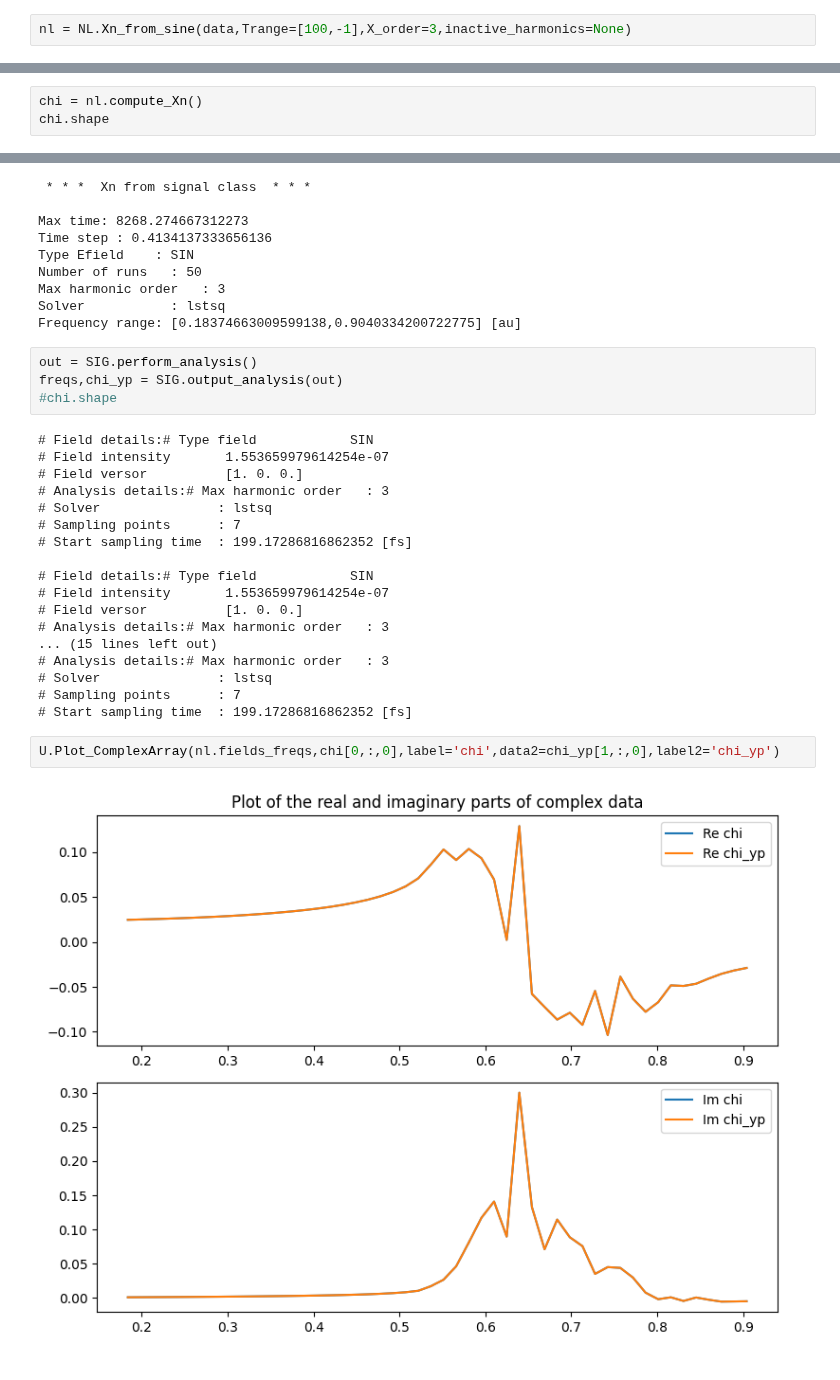
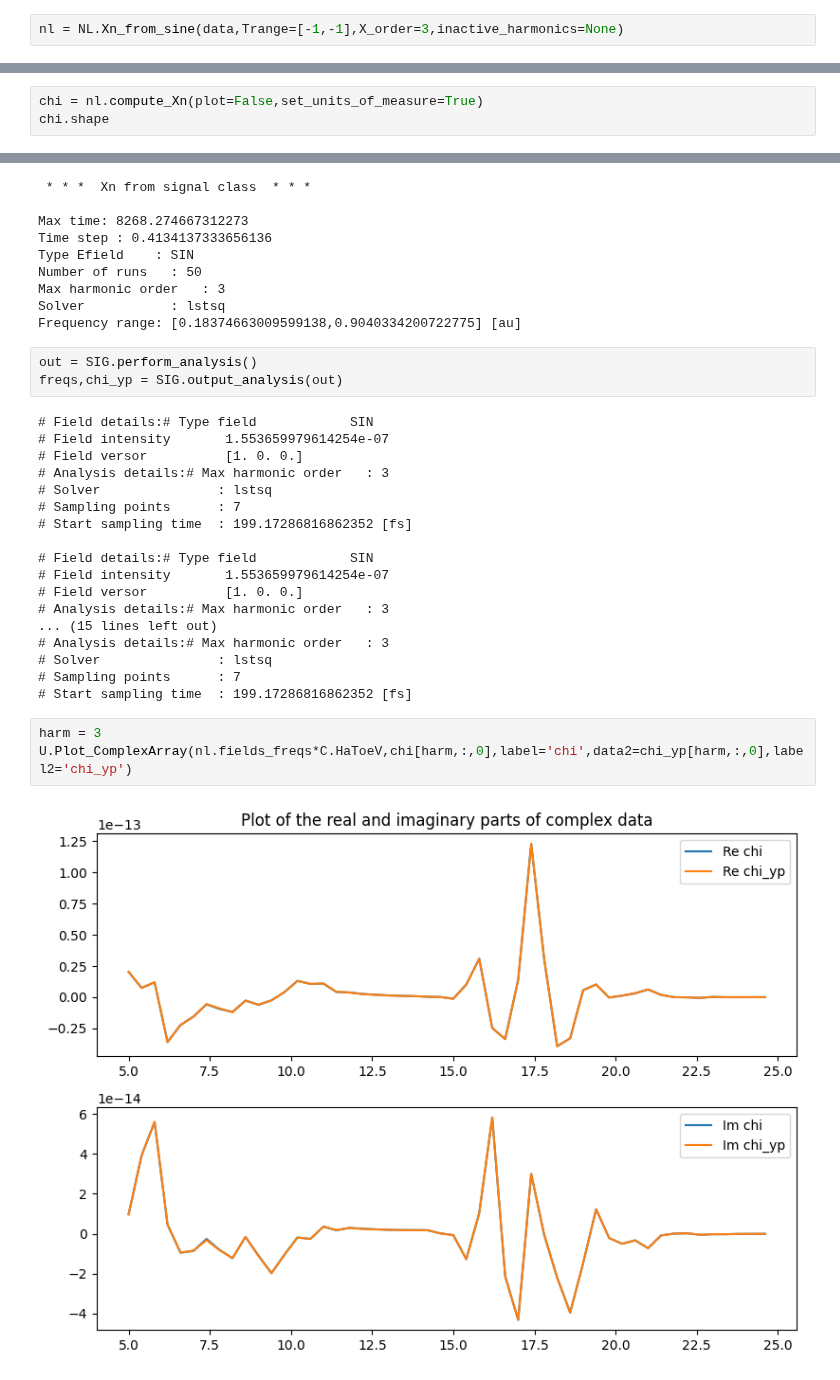
Before and after one commit to marcodalessandro76/MPPI, a Jupyter notebook: sphinx_source/tutorials/Analysis_Optics.ipynb, the cells around one changed output, grey strips where cells are left out. Cells and saved outputs as stored; diff of their text form.

```diff
--- a/sphinx_source/tutorials/Analysis_Optics.ipynb
+++ b/sphinx_source/tutorials/Analysis_Optics.ipynb
@@ -70,7 +70,7 @@ Parse file : YamboParser_test/nl_results/LiF-sine_pulse-time_200fs-step_10as/ndb
 Field 2 not found
 Field 3 not found
 # %%
-nl = NL.Xn_from_sine(data,Trange=[100,-1],X_order=3,inactive_harmonics=None)
+nl = NL.Xn_from_sine(data,Trange=[-1,-1],X_order=3,inactive_harmonics=None)
 # %% [output]
 Time range of the simulation (in au): 0.0 - 8268.274667312273
 Time range of the simulation (in fs): 0.0 - 200.00000162820604
@@ -112,4 +118,4 @@ U.Plot_ComplexArray(nl.fields_freqs,p_w[0,:,0],label='P_w')
 # %%
-chi = nl.compute_Xn()
+chi = nl.compute_Xn(plot=False,set_units_of_measure=True)
 chi.shape
 # %% [output]
@@ -139,7 +145,6 @@ Frequency range: [0.18374663009599138,0.9040334200722775] [au]
 # %%
 out = SIG.perform_analysis()
 freqs,chi_yp = SIG.output_analysis(out)
-#chi.shape
 # %% [output]
 # Field details:# Type field            SIN
 # Field intensity       1.553659979614254e-07
@@ -159,6 +164,7 @@ freqs,chi_yp = SIG.output_analysis(out)
 # Sampling points      : 7
 # Start sampling time  : 199.17286816862352 [fs]
 # %%
-U.Plot_ComplexArray(nl.fields_freqs,chi[0,:,0],label='chi',data2=chi_yp[1,:,0],label2='chi_yp')
+harm = 3
+U.Plot_ComplexArray(nl.fields_freqs*C.HaToeV,chi[harm,:,0],label='chi',data2=chi_yp[harm,:,0],label2='chi_yp')
 # %% [output]
-[figure, old version]
+[figure, new version]
```
Also changed, not shown: parts of 11 cells of this notebook, 3 other files.
